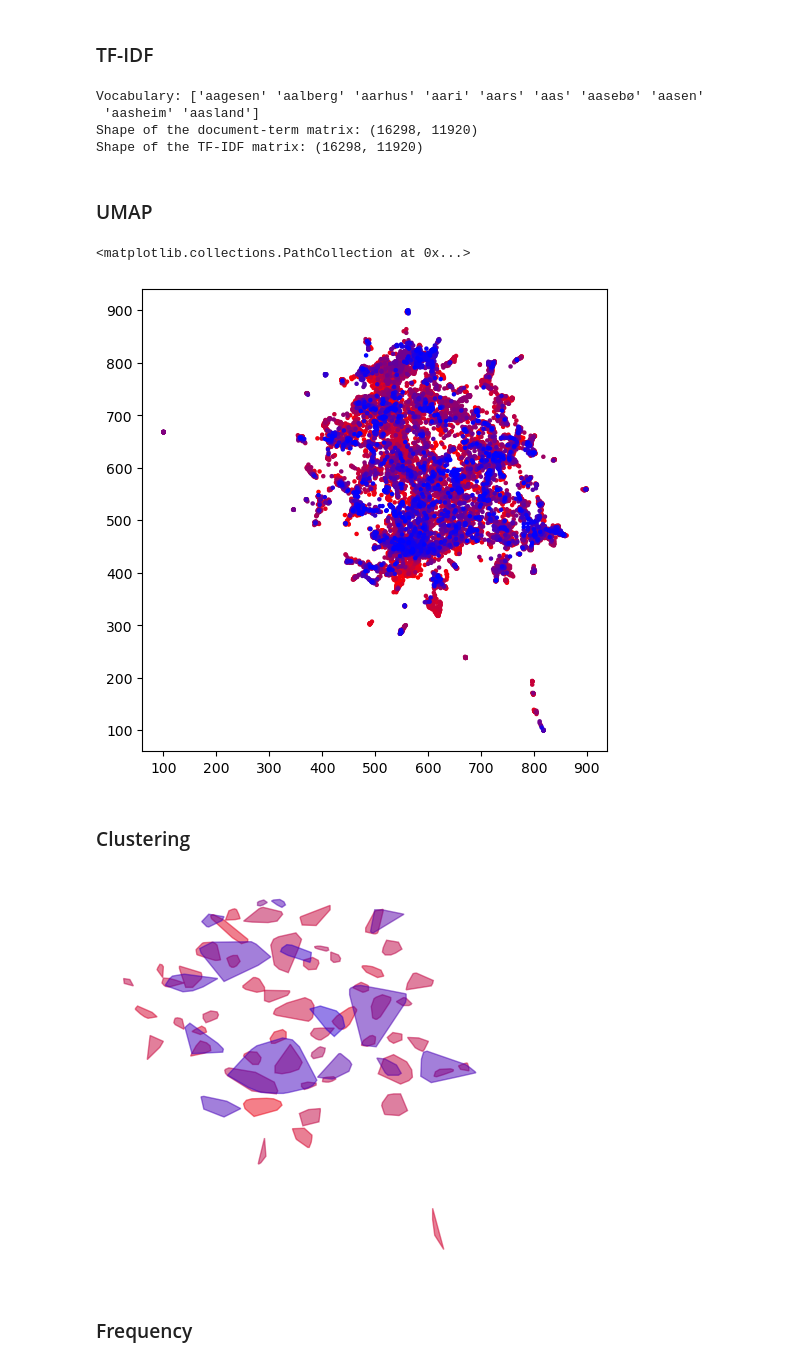
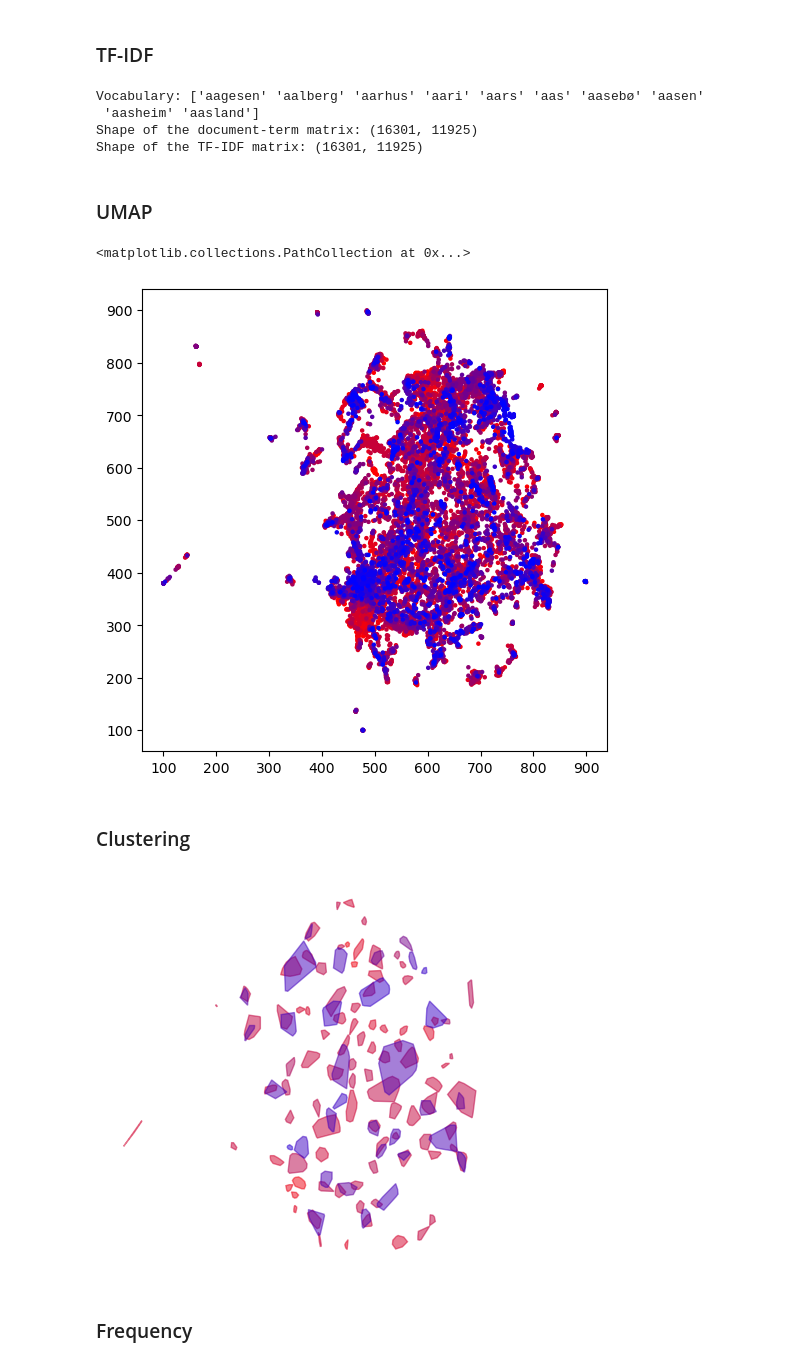
Before and after one commit to TinaRosado/dataviz_svalbardposten_weathermap, a Jupyter notebook: data/analysis.ipynb, the cells around one changed output. Drawn from its saved outputs; the diff is of its cells as text; code cells hidden in the pictures.

```diff
--- a/data/analysis.ipynb
+++ b/data/analysis.ipynb
@@ -471,7 +471,8 @@ CUSTOM_STOPWORDS = {
     'store', 'norske', 'norge', 'område', 'tilbake',
     'by', 'lille',  'sted', 'andre',   'får', 'sak',
     'mål', 'fjor', 'man', 'folk', 'vår', 'sted',
-    'svalbard', 'longyearbyen'                                  # Added because they had over 25,000 ocurrences
+    'svalbard', 'longyearbyen',                                  # Added because they had over 25,000 ocurrences
+    'sysselmannen', 'svalbardposten', 'krone'                   # Added because they had over 6,000 ocurrences
 }
 
 STOPWORDS.update(CUSTOM_STOPWORDS)
@@ -492,7 +493,7 @@ def clean_text(text):
     """Text cleaning"""
     if not isinstance(text, str):
         return ""
-    text = re.sub(r'https?://\S+|www\.\S+', '', text)       # Remove HTML# Remove URLs
+    text = re.sub(r'https?://\S+|www\.\S+', '', text)       # Remove URLs
     text = BeautifulSoup(text, 'html.parser').get_text()    # Remove HTML
     text = re.sub(r'[^a-zA-ZæøåÆØÅ\s]', ' ', text)          # Remove special characters while preserving Norwegian letters
     text = re.sub(r'\s+', ' ', text).strip()                # Remove multiple spaces and strip
@@ -695,8 +696,8 @@ print(f"Shape of the TF-IDF matrix: {train_data.shape}")
 # %% [output]
 Vocabulary: ['aagesen' 'aalberg' 'aarhus' 'aari' 'aars' 'aas' 'aasebø' 'aasen'
  'aasheim' 'aasland']
-Shape of the document-term matrix: (16298, 11920)
-Shape of the TF-IDF matrix: (16298, 11920)
+Shape of the document-term matrix: (16301, 11925)
+Shape of the TF-IDF matrix: (16301, 11925)
 # %% [markdown]
 ### UMAP
 # %%
@@ -733,16 +734,16 @@ plt.figure(figsize=(6, 6), dpi=100)  # Reduced width and height
 plt.scatter(df["x"], df["y"], s=5, c=df["color"])
 # %% [output]
 <matplotlib.collections.PathCollection at 0x...>
-[figure, old version]
+[figure, new version]
 # %% [markdown]
 ### Clustering
 # %%
 df["cluster"] = "-1"  # Initialize 'cluster' column
 
 hdbscan_params = {
-    "min_cluster_size": 50,
+    "min_cluster_size": 30, #50
     # "min_samples": 4,
-    "cluster_selection_epsilon": 0.2,
+    "cluster_selection_epsilon": 0.2, #0.2
     # 'metric': 'haversine'
     'cluster_selection_method': 'leaf',
 }
@@ -794,34 +795,34 @@ for cluster in clusters:
     hull_vertices = cluster_points[hull.vertices]
 
     # Close the hull by appending the first point at the end
     x_hull = np.append(hull_vertices[:, 0], hull_vertices[0, 0])
     y_hull = np.append(hull_vertices[:, 1], hull_vertices[0, 1])
 
     # Convert colors to RGB format
     rgb_colors = []
     for color in cluster_colors:
         try:
             rgb = mcolors.to_rgb(color)
             rgb_colors.append(rgb)
         except ValueError:
             print(f"Invalid color '{color}' in cluster '{cluster}'. Using default color.")
             rgb_colors.append((0, 0, 0))  # Default to black if color is invalid
 
     # Compute average RGB values
     avg_rgb = np.mean(rgb_colors, axis=0)
 
     # Ensure RGB values are within [0, 1]
     avg_rgb = np.clip(avg_rgb, 0, 1)
 
     # Convert average RGB back to hex color
     avg_color_hex = mcolors.to_hex(avg_rgb)
 
     # Plot the convex hull with the average color
     plt.fill(x_hull, y_hull, color=avg_color_hex, alpha=0.5)
 
 plt.show()
 # %% [output]
-[figure, old version]
+[figure, new version]
 # %% [markdown]
 ### Frequency
 # %%
```
Also changed, not shown: parts of 15 cells of this notebook.
